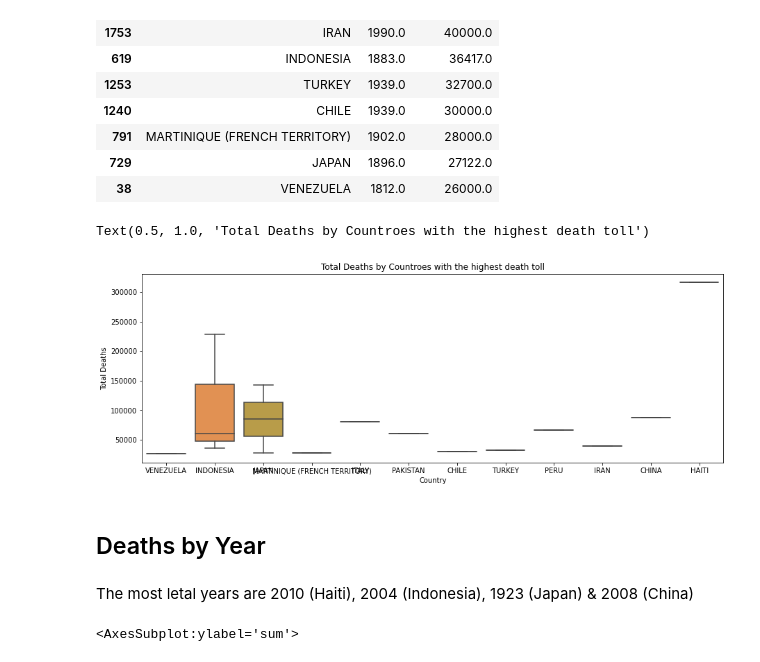
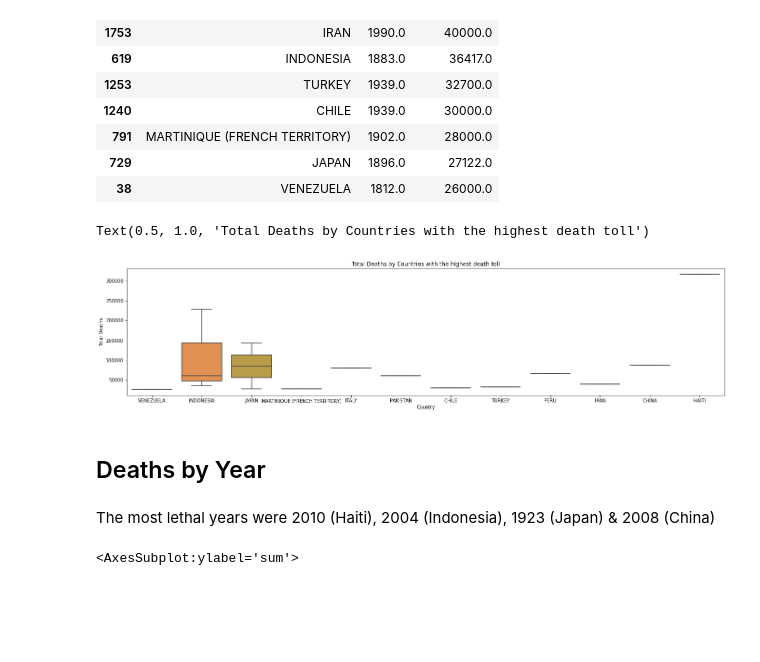
Before and after one commit to ImyPG/Tsunamis, a Jupyter notebook: Tsunamis.ipynb, the cells around one changed output. Cells and saved outputs as stored; diff of their text form; code cells hidden in the pictures; blank space fills up the shorter version.

```diff
--- a/Tsunamis.ipynb
+++ b/Tsunamis.ipynb
@@ -54,0 +41,5 @@ tsunamis
+# %%
+tsunamis['Earthquake Mayor/Great']=0
+# %%
+tsunamis.loc[tsunamis['Earthquake Magnitude']>7,'Earthquake Mayor/Great'] = 1
+tsunamis
@@ -335,16 +346,16 @@ temp[['Country','Year','Total Deaths']].sort_values(by='Total Deaths', ascending
 | 729 | JAPAN | 1896.0 | 27122.0 |
 | 38 | VENEZUELA | 1812.0 | 26000.0 |
 # %%
-plt.figure(figsize=(15, 5))
-sns.boxplot(x = "Country", y='Total Deaths', data = temp2)
+plt.figure(figsize=(23, 5))
+sns.boxplot(x = "Country", y='Total Deaths', data = temp)
 plt.title("Total Deaths by Countries with the highest death toll")
 # %% [output]
-Text(0.5, 1.0, 'Total Deaths by Countroes with the highest death toll')
+Text(0.5, 1.0, 'Total Deaths by Countries with the highest death toll')
-[figure, old version]
+[figure, new version]
 # %% [markdown]
 ## Deaths by Year ##
 # %% [markdown]
-The most letal years are 2010 (Haiti), 2004 (Indonesia), 1923 (Japan) & 2008 (China)
+The most lethal years were 2010 (Haiti), 2004 (Indonesia), 1923 (Japan) & 2008 (China)
 # %%
 Deaths_by_Year = (tsunamis['Total Deaths']>25000)
 temp=tsunamis[Deaths_by_Year]
```
Also changed, not shown: parts of 26 cells of this notebook.
